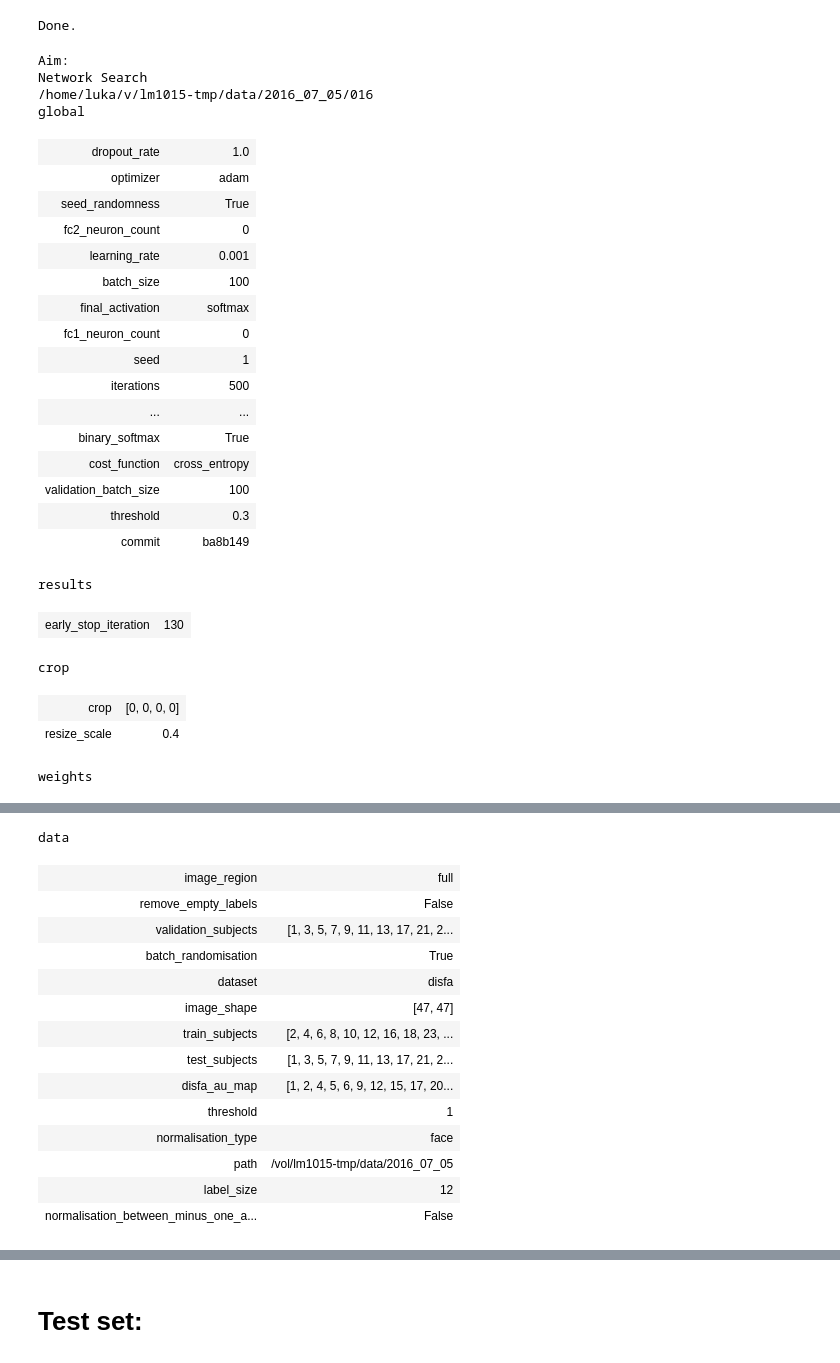
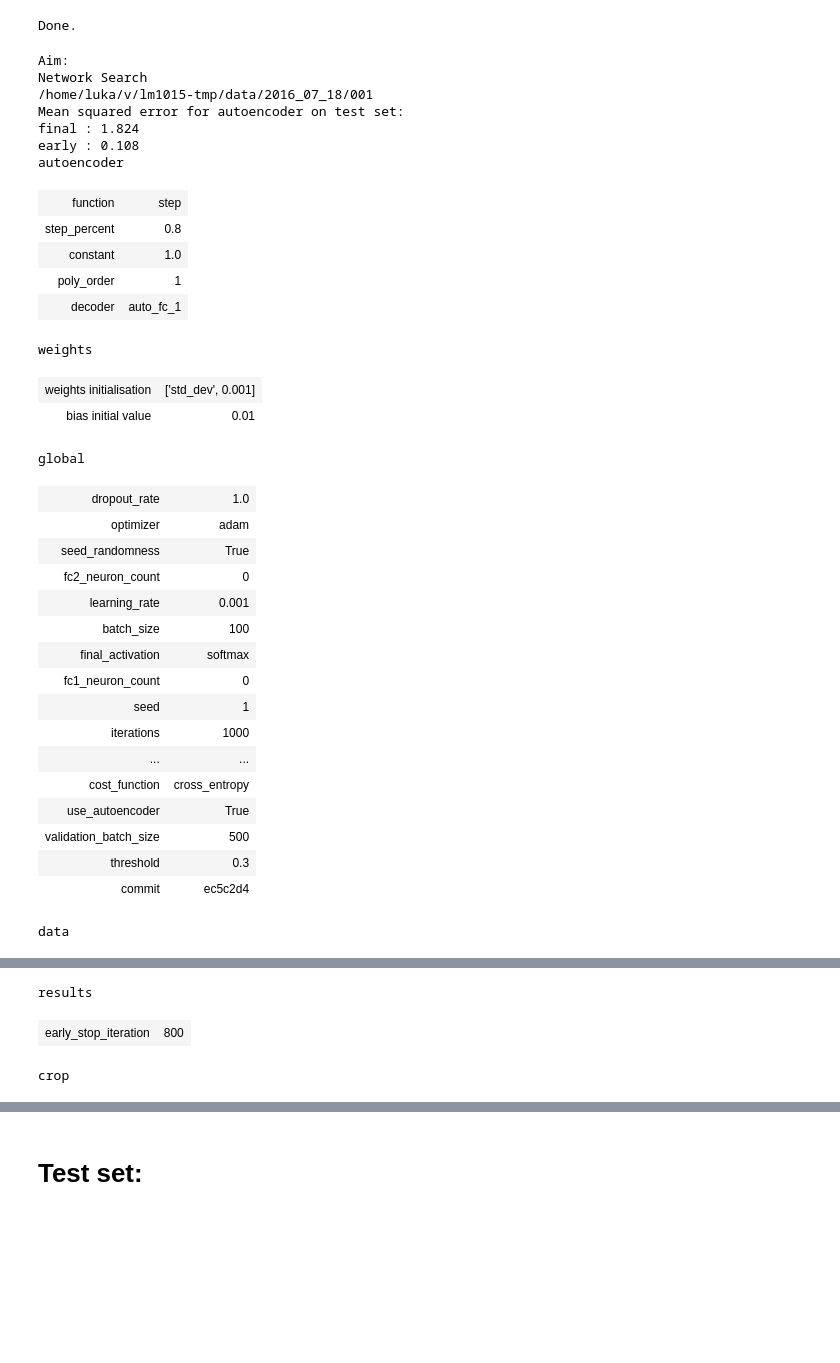
Before and after one commit to lotka/autofaces, a Jupyter notebook: notebooks/results.ipynb, the cells around one changed output, grey strips where cells are left out. Cells and saved outputs as stored; diff of their text form; code cells hidden in the pictures; blank space fills up the shorter version.

```diff
--- a/notebooks/results.ipynb
+++ b/notebooks/results.ipynb
@@ -17,35 +17,44 @@ print 'Done.'
 Done.
 # %%
 Results = results.Results
-ID = 16
-date = '2016_07_05'
+ID = 1
+
+date = '2016_07_18'
 r = Results(date, ID)
 print join('/home/luka/v/lm1015-tmp/data',join(date,prefix(ID,3)))
+r.print_auto_results()
 r.print_config()
 # %% [output]
 Aim:
 Network Search
-/home/luka/v/lm1015-tmp/data/2016_07_05/016
-global
+/home/luka/v/lm1015-tmp/data/2016_07_18/001
+Mean squared error for autoencoder on test set:
+final : 1.824
+early : 0.108
+autoencoder
-| dropout_rate | 1.0 |
-| optimizer | adam |
-| seed_randomness | True |
-| fc2_neuron_count | 0 |
-| learning_rate | 0.001 |
-| batch_size | 100 |
-| final_activation | softmax |
-| fc1_neuron_count | 0 |
-| seed | 1 |
-| iterations | 500 |
-| ... | ... |
-| binary_softmax | True |
-| cost_function | cross_entropy |
-| validation_batch_size | 100 |
-| threshold | 0.3 |
-| commit | ba8b149 |
+| function | step |
+| step_percent | 0.8 |
+| constant | 1.0 |
+| poly_order | 1 |
+| decoder | auto_fc_1 |
-results
+weights
-| early_stop_iteration | 130 |
+| weights initialisation | ['std_dev', 0.001] |
+| bias initial value | 0.01 |
-crop
+global
-| crop | [0, 0, 0, 0] |
-| resize_scale | 0.4 |
+| dropout_rate | 1.0 |
+| optimizer | adam |
+| seed_randomness | True |
+| fc2_neuron_count | 0 |
+| learning_rate | 0.001 |
+| batch_size | 100 |
+| final_activation | softmax |
+| fc1_neuron_count | 0 |
+| seed | 1 |
+| iterations | 1000 |
+| ... | ... |
+| cost_function | cross_entropy |
+| use_autoencoder | True |
+| validation_batch_size | 500 |
+| threshold | 0.3 |
+| commit | ec5c2d4 |
-weights
+data
@@ -54,15 +75,3 @@ weights
-data
+results
-| image_region | full |
-| remove_empty_labels | False |
-| validation_subjects | [1, 3, 5, 7, 9, 11, 13, 17, 21, 2... |
-| batch_randomisation | True |
-| dataset | disfa |
-| image_shape | [47, 47] |
-| train_subjects | [2, 4, 6, 8, 10, 12, 16, 18, 23, ... |
-| test_subjects | [1, 3, 5, 7, 9, 11, 13, 17, 21, 2... |
-| disfa_au_map | [1, 2, 4, 5, 6, 9, 12, 15, 17, 20... |
-| threshold | 1 |
-| normalisation_type | face |
-| path | /vol/lm1015-tmp/data/2016_07_05 |
-| label_size | 12 |
-| normalisation_between_minus_one_a... | False |
+| early_stop_iteration | 800 |
+crop
```
Also changed, not shown: parts of 7 cells of this notebook, 27 other files.
